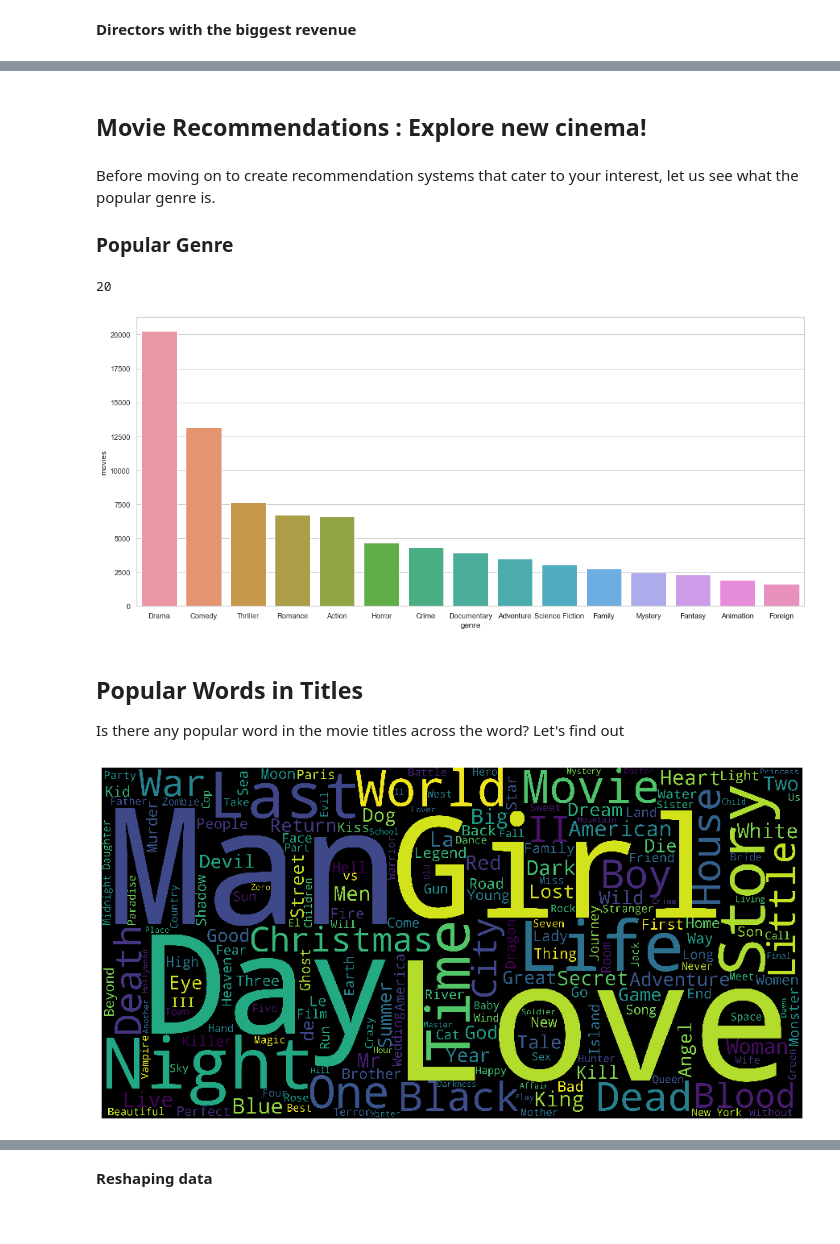
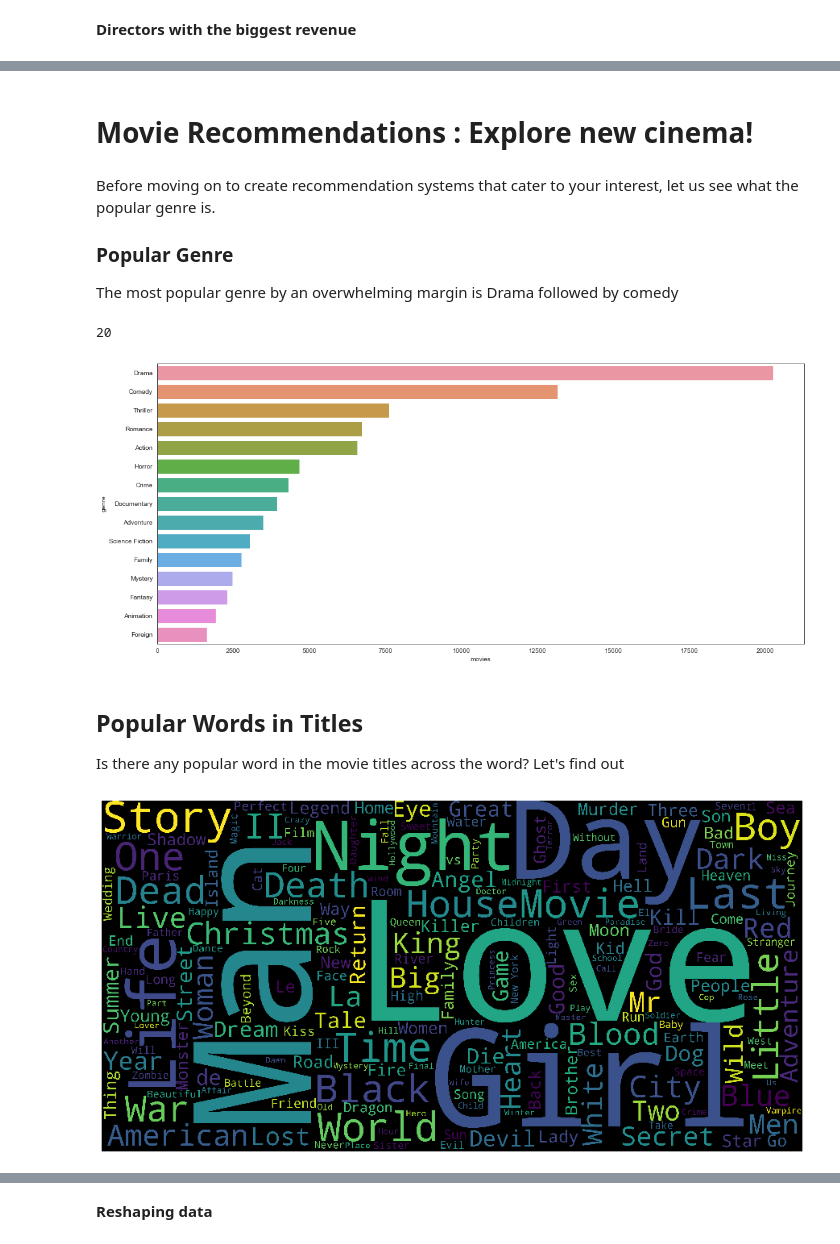
Before and after one commit to sanjay033/Movie-Recommendation, a Jupyter notebook: Movie Recommendation Engine.ipynb, the cells around one changed output, grey strips where cells are left out. Drawn from its saved outputs; the diff is of its cells as text; code cells hidden in the pictures.

Commit message:
Update Movie Recommendation Engine.ipynb
Final File after making all including all the write-ups and plots

```diff
--- a/Movie Recommendation Engine.ipynb
+++ b/Movie Recommendation Engine.ipynb
@@ -317,0 +312,4 @@ franchise_colln['Gross_revenue'].plot.bar();
+# %%
+figure(num=None, figsize=(8, 6), dpi=80, facecolor='w', edgecolor='k')
+sns.set_style('white')
+franchise_colln['Gross_revenue'].plot.bar();
@@ -356,5 +355,0 @@ com_pivot.sort_values('Total_Revenue (in Millions)', ascending=False).head(10)
-# %%
-sns.set_style('whitegrid')
-plt.title('Actors with the Highest Total Revenue')
-cast_df.groupby('actor')['revenue'].sum().sort_values(ascending=False).head(10).plot(kind='bar')
-plt.show()
@@ -362,0 +356,5 @@ plt.show()
+# %%
+df_h = cast_df.groupby('actor')['revenue'].sum().sort_values(ascending=False).head(10).reset_index()
+plt.figure(figsize=(18,8))
+sns.set_style('white')
+sns.barplot(x = 'revenue', y = 'actor', color="sienna", saturation=0.9, data = df_h);
@@ -371,9 +372,11 @@ plt.show()
 # %% [markdown]
-## Movie Recommendations : Explore new cinema!
+# Movie Recommendations : Explore new cinema!
 # %% [markdown]
 Before moving on to create recommendation systems that cater to your interest, let us see what the popular genre is.
 
 ### Popular Genre
+
+The most popular genre by an overwhelming margin is Drama followed by comedy
 # %%
 df['genres'] = df['genres'].fillna('[]').apply(ast.literal_eval).apply(lambda x: [i['name'] for i in x] if isinstance(x, list) else [])
 # %%
@@ -387,11 +390,11 @@ gen_df['genre'].value_counts().shape[0]
 # %%
 pop_gen = pd.DataFrame(gen_df['genre'].value_counts()).reset_index()
 pop_gen.columns = ['genre', 'movies']
 plt.figure(figsize=(18,8))
-sns.barplot(x='genre', y='movies', data=pop_gen.head(15))
+sns.barplot(y='genre', x='movies', data=pop_gen.head(15))
 plt.show()
 # %% [output]
-[figure, old version]
+[figure, new version]
 # %% [markdown]
 ## Popular Words in Titles
 
@@ -408,5 +411,5 @@ plt.imshow(title_wordcloud)
 plt.axis('off')
 plt.show()
 # %% [output]
-[figure, old version]
+[figure, new version]
 # %% [markdown]
```
Also changed, not shown: parts of 39 cells of this notebook.
